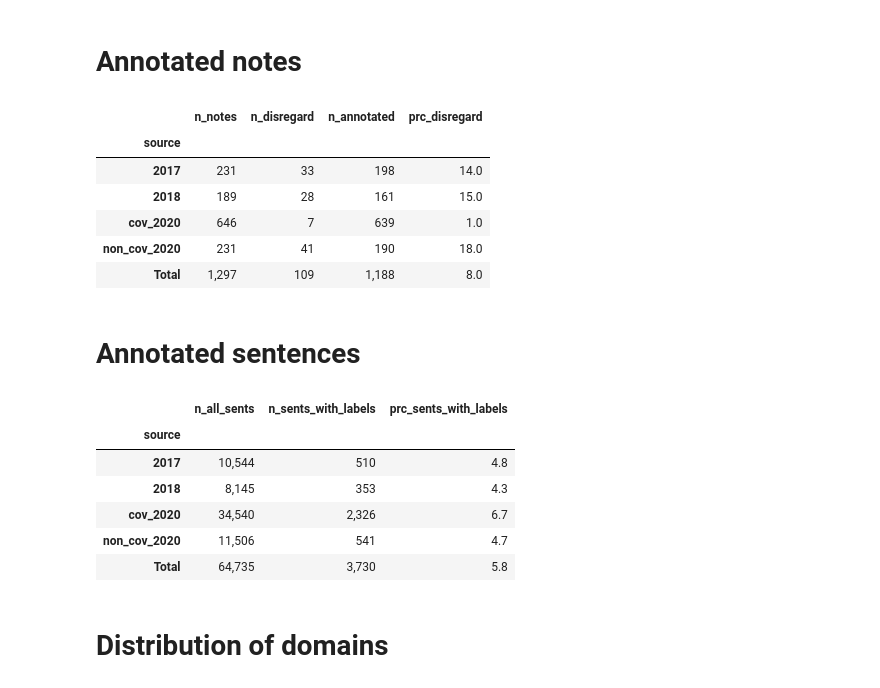
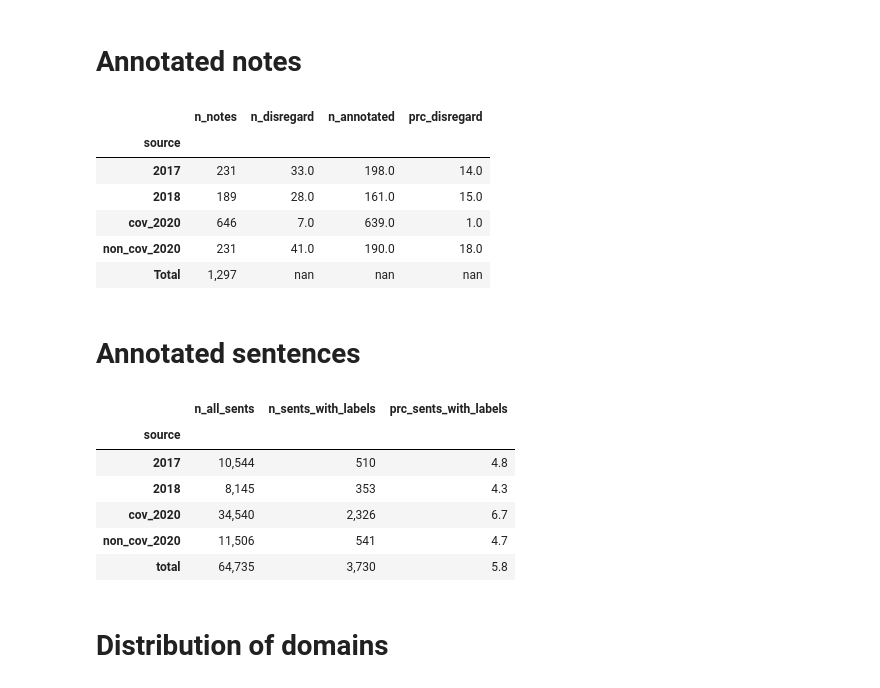
Before and after one commit to cltl/a-proof-zonmw, a Jupyter notebook: notebooks/data_explore/data_explore_annot_weeks14-17.ipynb, the cells around one changed output. Cells and saved outputs as stored; diff of their text form; code cells hidden in the pictures.

```diff
--- a/notebooks/data_explore/data_explore_annot_weeks14-17.ipynb
+++ b/notebooks/data_explore/data_explore_annot_weeks14-17.ipynb
@@ -43,34 +41,34 @@ df = df.merge(
 # %%
 caption = "Weeks 14-17: Number of annotated notes (incl. disregard)"
 label = "w14-w17_annot_n_notes"
 
 df.pivot_table(
     index='source',
     values='NotitieID',
     aggfunc='nunique',
     margins=True,
     margins_name='Total',
 ).rename(columns={'NotitieID': 'n_notes'}
 ).join(
         df.query("disregard == True").pivot_table(
         index='source',
         values='NotitieID',
         aggfunc='nunique',
         margins=True,
-        margins_name='Total',
+        margins_name='total',
     ).rename(columns={'NotitieID': 'n_disregard'})
 ).assign(
     n_annotated=lambda df: df.n_notes - df.n_disregard,
     prc_disregard=lambda df: (df.n_disregard / df.n_notes).mul(100).round(0),
 ).pipe(show_latex, caption=caption, label=label)
 # %% [output]
 |  | n_notes | n_disregard | n_annotated | prc_disregard |
 | source |  |  |  |  |
-| 2017 | 231 | 33 | 198 | 14.0 |
-| 2018 | 189 | 28 | 161 | 15.0 |
-| cov_2020 | 646 | 7 | 639 | 1.0 |
-| non_cov_2020 | 231 | 41 | 190 | 18.0 |
-| Total | 1,297 | 109 | 1,188 | 8.0 |
+| 2017 | 231 | 33.0 | 198.0 | 14.0 |
+| 2018 | 189 | 28.0 | 161.0 | 15.0 |
+| cov_2020 | 646 | 7.0 | 639.0 | 1.0 |
+| non_cov_2020 | 231 | 41.0 | 190.0 | 18.0 |
+| Total | 1,297 | nan | nan | nan |
 # %% [markdown]
 # Annotated sentences
 # %%
@@ -98,7 +97,7 @@ table = pd.concat([
     n_sent.rename('n_all_sents'),
     n_sent_with_label.rename('n_sents_with_labels'),
 ], axis=1)
-table.loc['Total'] = table.sum()
+table.loc['total'] = table.sum()
 table.assign(prc_sents_with_labels=lambda df: (df.n_sents_with_labels / df.n_all_sents).mul(100).round(1)
 ).pipe(show_latex, caption=caption, label=label)
 # %% [output]
@@ -108,7 +107,7 @@ table.assign(prc_sents_with_labels=lambda df: (df.n_sents_with_labels / df.n_all
 | 2018 | 8,145 | 353 | 4.3 |
 | cov_2020 | 34,540 | 2,326 | 6.7 |
 | non_cov_2020 | 11,506 | 541 | 4.7 |
-| Total | 64,735 | 3,730 | 5.8 |
+| total | 64,735 | 3,730 | 5.8 |
 # %% [markdown]
 # Distribution of domains
 # %%
```
Also changed, not shown: parts of 8 cells of this notebook.
